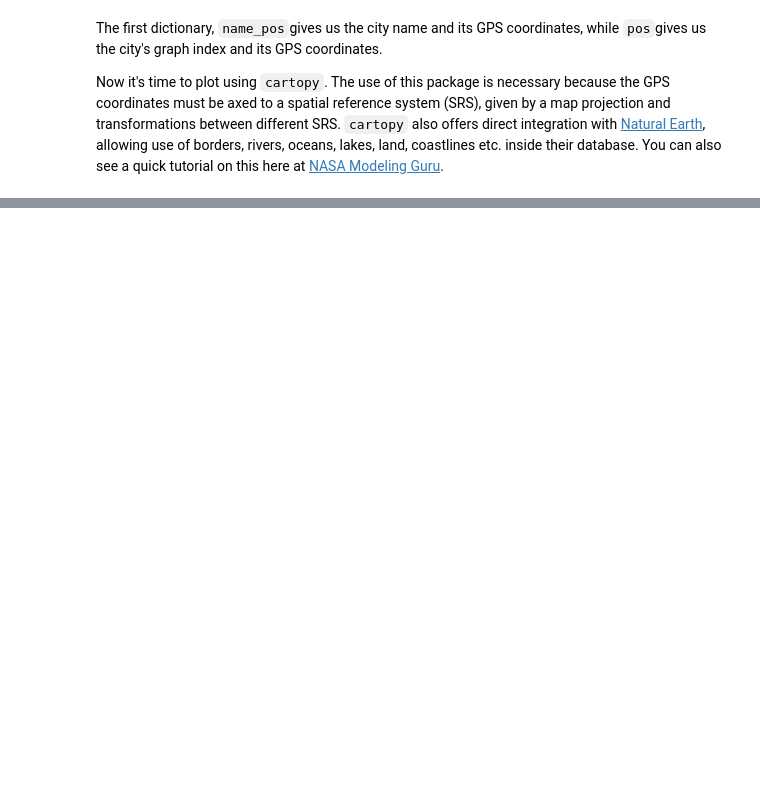
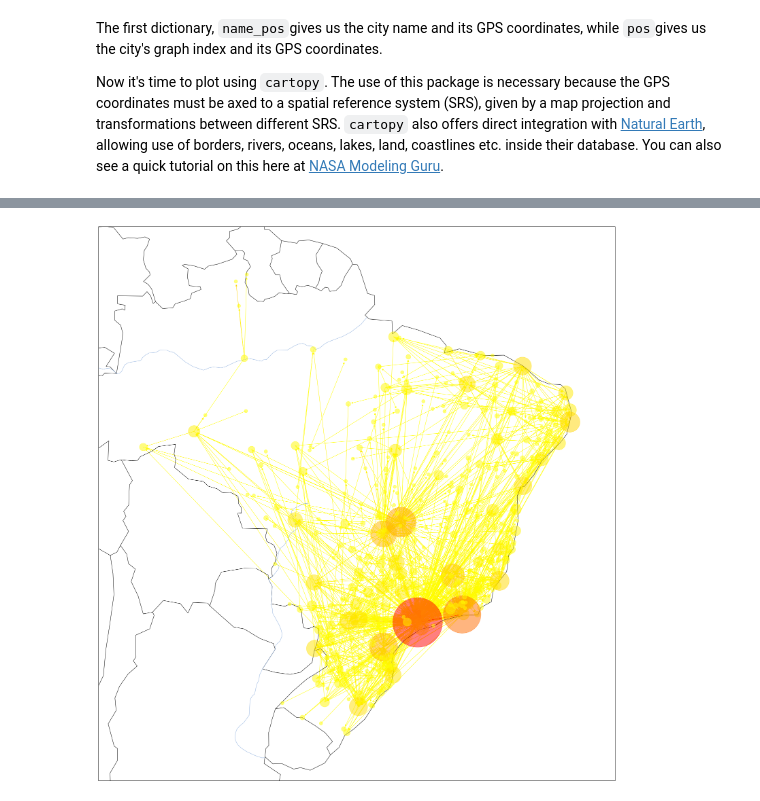
Before and after one commit to eduardochades/interstate-bus-routes-brazil, a Jupyter notebook: Interstate bus lines network.ipynb, the cells around one changed output, grey strips where cells are left out. Saved outputs shown, nothing was run; the diff lists cells and outputs as text; code cells hidden in the pictures; blank space fills up the shorter version.

```diff
--- a/Interstate bus lines network.ipynb
+++ b/Interstate bus lines network.ipynb
@@ -332,0 +304,10 @@ nx.draw_networkx(Q, ax=ax,
+# %%
+weights_ = [d for (u, v, d) in Q.edges(data=True)]
+weights = []
+
+for line in weights_:
+    (name,weight) = str(line).split(":")
+    weight,closekey = weight.split("}")
+    weights.append(float(weight))
+
+len(weights) == len(Q.edges())
@@ -332,0 +329,33 @@ nx.draw_networkx(Q, ax=ax,
+# %%
+crs = ccrs.PlateCarree()
+
+fig, ax = plt.subplots(
+    1, 1, figsize=(30, 30),
+    subplot_kw=dict(projection=crs))
+
+ax.coastlines()
+ax.add_feature(cartopy.feature.BORDERS)
+ax.add_feature(cartopy.feature.RIVERS)
+
+
+node_color = [float(Q.degree(v)) for v in Q]
+node_size = [float(Q.degree(v)*100) for v in Q]
+edgelist = [(i,j) for i,j in dict(Q.edges()) if j == 521]
+
+nx.draw_networkx_nodes(Q, ax=ax,
+                       font_size=6,
+                       alpha=.5,
+                       width=.5,
+                       pos=pos,
+                       node_color = node_color,
+                       node_size = node_size,
+                       cmap=plt.cm.autumn_r)
+
+nx.draw_networkx_edges(Q, ax=ax,
+                       pos=pos,
+                       edge_color = weights,
+                       edge_cmap=plt.cm.autumn)
+
+plt.show()
+# %% [output]
+[figure, added]
```
Also changed, not shown: parts of 10 cells of this notebook.
